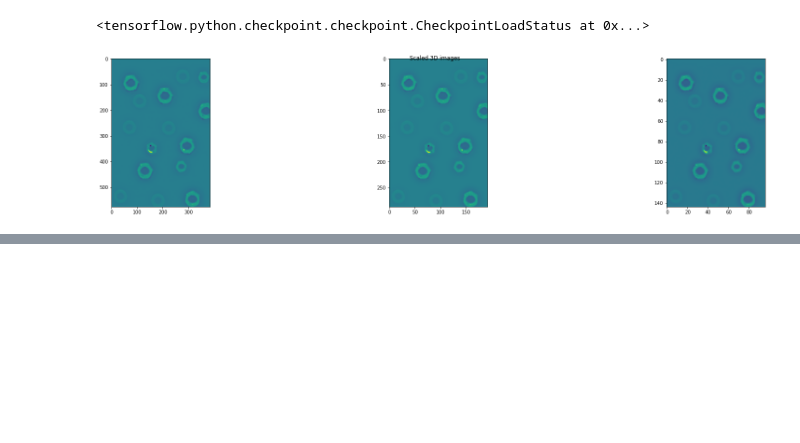
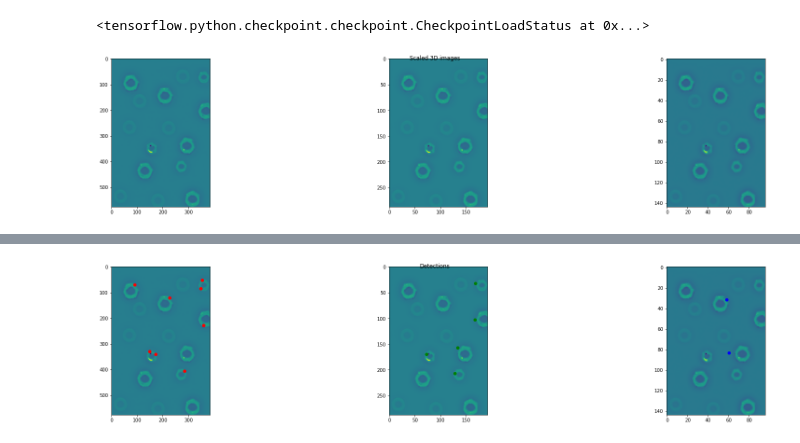
Before and after one commit to juanpb27/ssl_objects_detection, a Jupyter notebook: notebooks/Screws_3d_detection.ipynb, the cells around one changed output, grey strips where cells are left out. Cells and saved outputs as stored; diff of their text form; code cells hidden in the pictures; blank space fills up the shorter version.

```diff
--- a/notebooks/Screws_3d_detection.ipynb
+++ b/notebooks/Screws_3d_detection.ipynb
@@ -367,3 +368,6 @@ input_set = preprocessor.load_images(test_data['Spz'])
 alpha = 0.1
 cutoff = 0.99
 mode = "quantile"
+detector = Detector(downsample=2, model=trainer.model, alpha=alpha, cutoff=cutoff, mode=mode)
+detections = detector.detect_all(input_set)
+# %% [output]
@@ -369,0 +377 @@ mode = "quantile"
+[figure, added]
```
Also changed, not shown: parts of 10 cells of this notebook, 1 other file.
